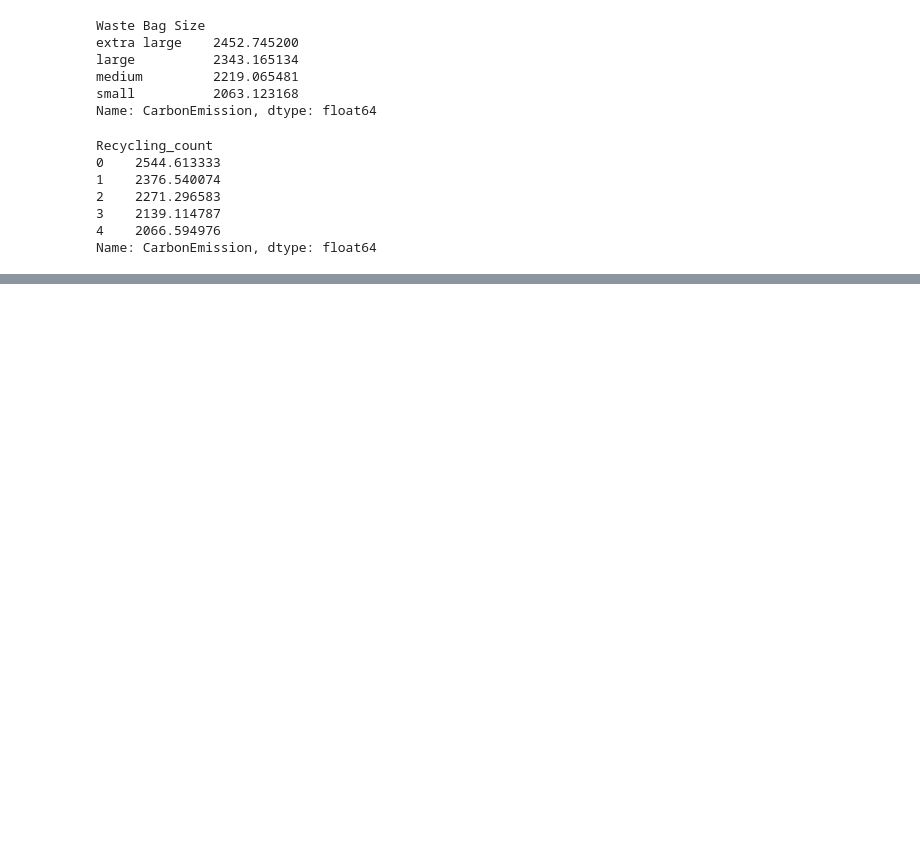
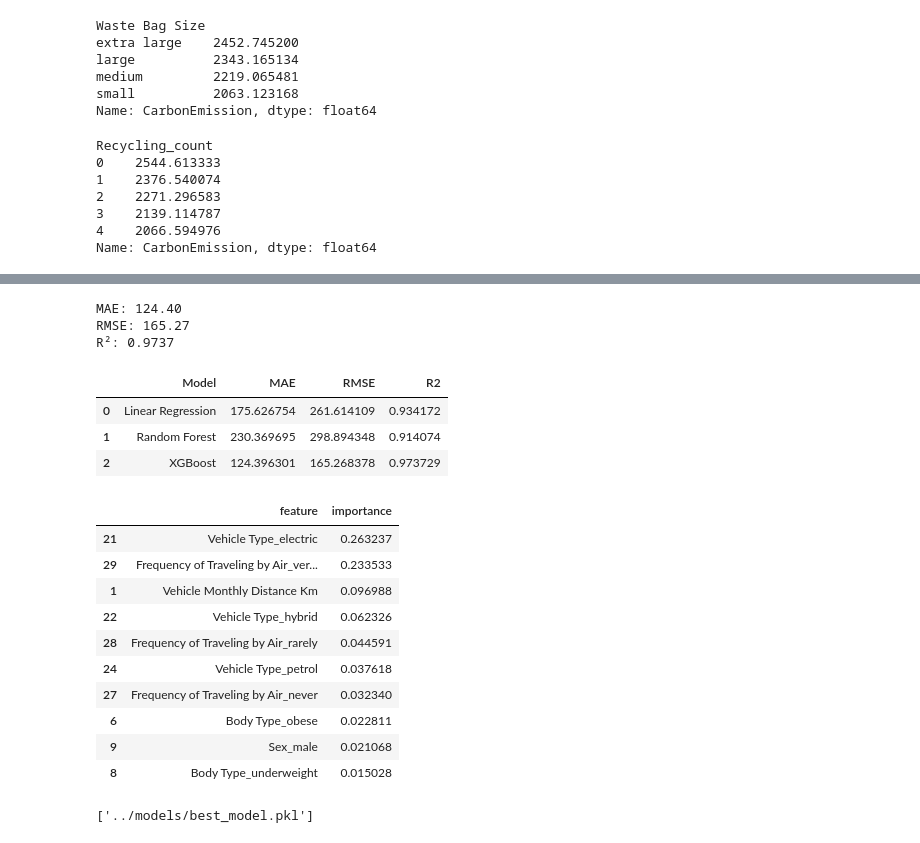
Before and after one commit to sejalsonekar0620-git/carbon-footprint-project, a Jupyter notebook: notebooks/01_data_exploration.ipynb, the cells around one changed output, grey strips where cells are left out. Cells and saved outputs as stored; diff of their text form; code cells hidden in the pictures; blank space fills up the shorter version.

Commit message:
Week 3-4: trained and compared Linear Regression , Random Forest, XG Boost

```diff
--- a/notebooks/01_data_exploration.ipynb
+++ b/notebooks/01_data_exploration.ipynb
@@ -266,0 +327,5 @@ Name: CarbonEmission, dtype: float64
+# %%
+from sklearn.linear_model import LinearRegression
+
+lr_model = LinearRegression()
+lr_model.fit(X_train, y_train)
@@ -266,0 +351,5 @@ Name: CarbonEmission, dtype: float64
+# %%
+from sklearn.ensemble import RandomForestRegressor
+
+rf_model = RandomForestRegressor(n_estimators=100, random_state=42)
+rf_model.fit(X_train, y_train)
@@ -266,0 +393,10 @@ Name: CarbonEmission, dtype: float64
+# %%
+import re
+
+X_train.columns = [re.sub(r'[\[\]<]', '', col) for col in X_train.columns]
+X_test.columns = [re.sub(r'[\[\]<]', '', col) for col in X_test.columns]
+# %%
+from xgboost import XGBRegressor
+
+xgb_model = XGBRegressor(n_estimators=100, learning_rate=0.1, random_state=42)
+xgb_model.fit(X_train, y_train)
@@ -266,0 +415,52 @@ Name: CarbonEmission, dtype: float64
+# %%
+y_pred_xgb = xgb_model.predict(X_test)
+
+mae_xgb = mean_absolute_error(y_test, y_pred_xgb)
+rmse_xgb = np.sqrt(mean_squared_error(y_test, y_pred_xgb))
+r2_xgb = r2_score(y_test, y_pred_xgb)
+
+print(f"MAE: {mae_xgb:.2f}")
+print(f"RMSE: {rmse_xgb:.2f}")
+print(f"R²: {r2_xgb:.4f}")
+# %% [output]
+MAE: 124.40
+RMSE: 165.27
+R²: 0.9737
+# %%
+comparison = pd.DataFrame({
+    'Model': ['Linear Regression', 'Random Forest', 'XGBoost'],
+    'MAE': [mae, mae_rf, mae_xgb],
+    'RMSE': [rmse, rmse_rf, rmse_xgb],
+    'R2': [r2, r2_rf, r2_xgb]
+})
+comparison
+# %% [output]
+|  | Model | MAE | RMSE | R2 |
+| 0 | Linear Regression | 175.626754 | 261.614109 | 0.934172 |
+| 1 | Random Forest | 230.369695 | 298.894348 | 0.914074 |
+| 2 | XGBoost | 124.396301 | 165.268378 | 0.973729 |
+# %%
+importances = pd.DataFrame({
+    'feature': X_train.columns,
+    'importance': xgb_model.feature_importances_  # swap for rf_model if RF wins
+}).sort_values('importance', ascending=False)
+
+importances.head(10)
+# %% [output]
+|  | feature | importance |
+| 21 | Vehicle Type_electric | 0.263237 |
+| 29 | Frequency of Traveling by Air_ver... | 0.233533 |
+| 1 | Vehicle Monthly Distance Km | 0.096988 |
+| 22 | Vehicle Type_hybrid | 0.062326 |
+| 28 | Frequency of Traveling by Air_rarely | 0.044591 |
+| 24 | Vehicle Type_petrol | 0.037618 |
+| 27 | Frequency of Traveling by Air_never | 0.032340 |
+| 6 | Body Type_obese | 0.022811 |
+| 9 | Sex_male | 0.021068 |
+| 8 | Body Type_underweight | 0.015028 |
+# %%
+import joblib
+
+joblib.dump(xgb_model, '../models/best_model.pkl')  # swap for whichever model wins
+# %% [output]
+['../models/best_model.pkl']
```
Also changed, not shown: parts of 17 cells of this notebook.
